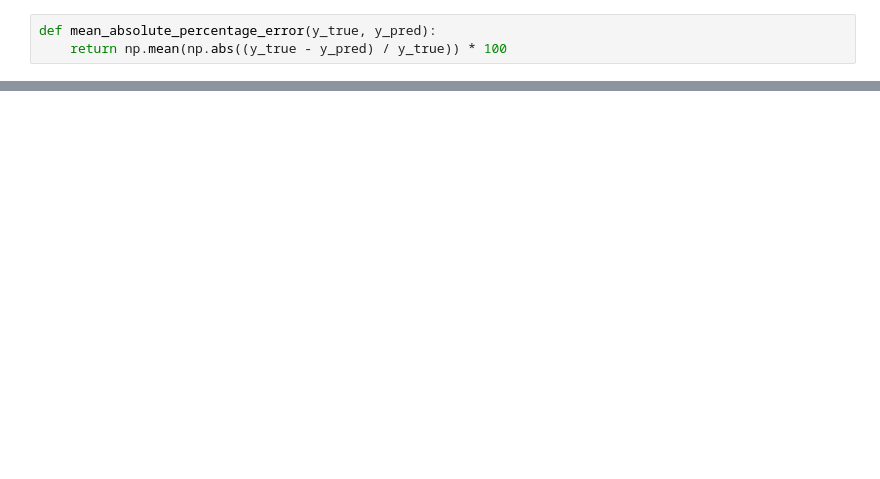
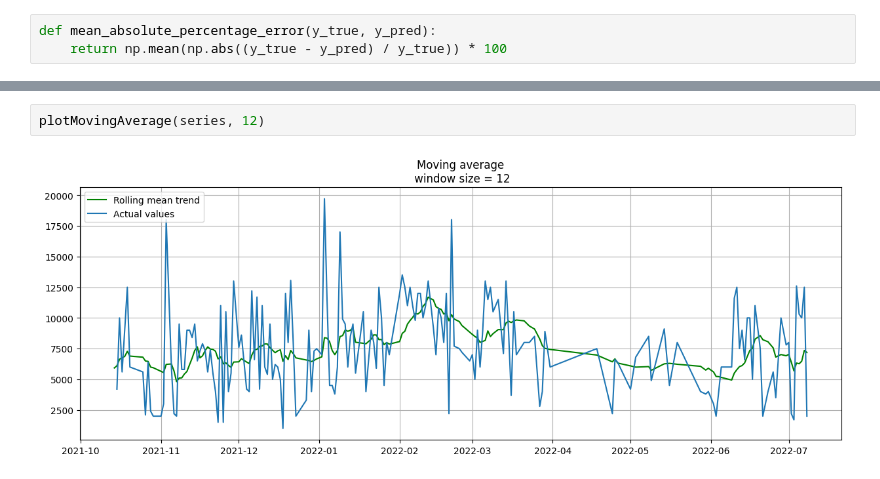
Before and after one commit to wessware/time_series_forecasting_linear_ml_models, a Jupyter notebook: models/time_series_1.ipynb, the cells around one changed output, grey strips where cells are left out. Saved outputs shown, nothing was run; the diff lists cells and outputs as text; blank space fills up the shorter version.

```diff
--- a/models/time_series_1.ipynb
+++ b/models/time_series_1.ipynb
@@ -60,0 +117,4 @@ def mean_absolute_percentage_error(y_true, y_pred):
+# %%
+plotMovingAverage(series, 12)
+# %% [output]
+[figure, added]
```
Also changed, not shown: parts of 5 cells of this notebook.
